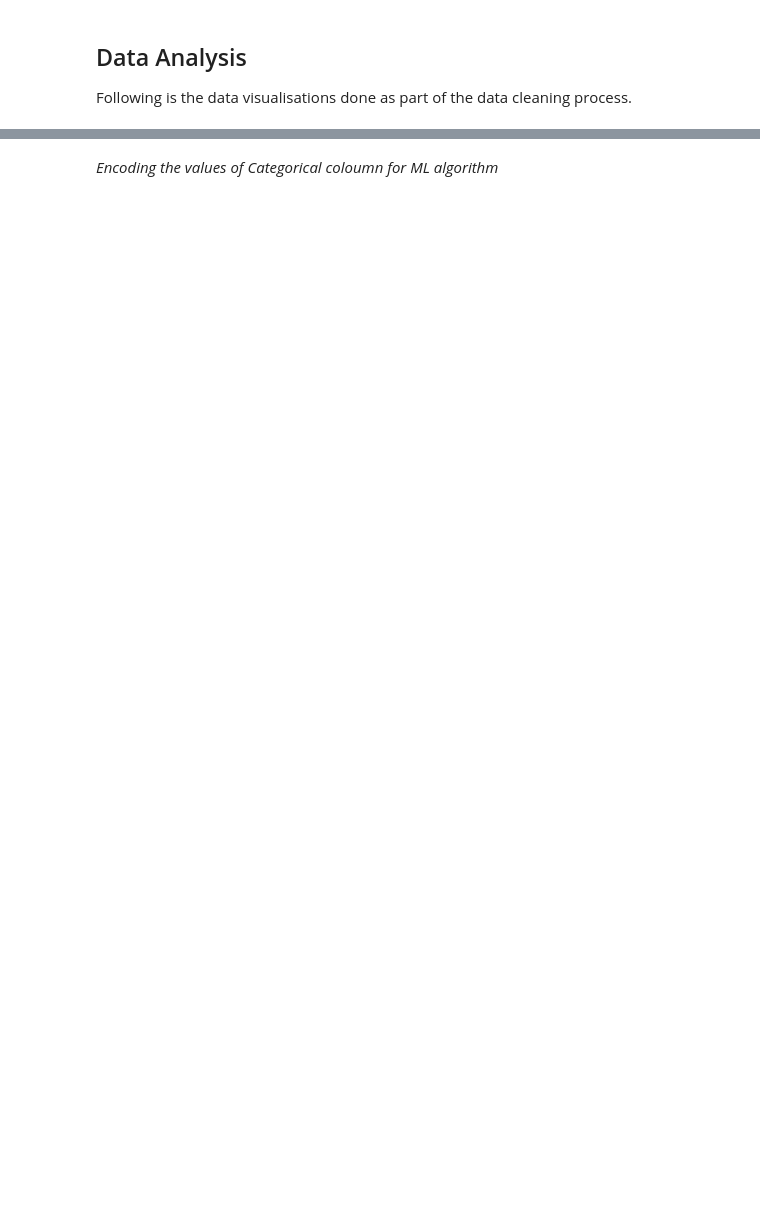
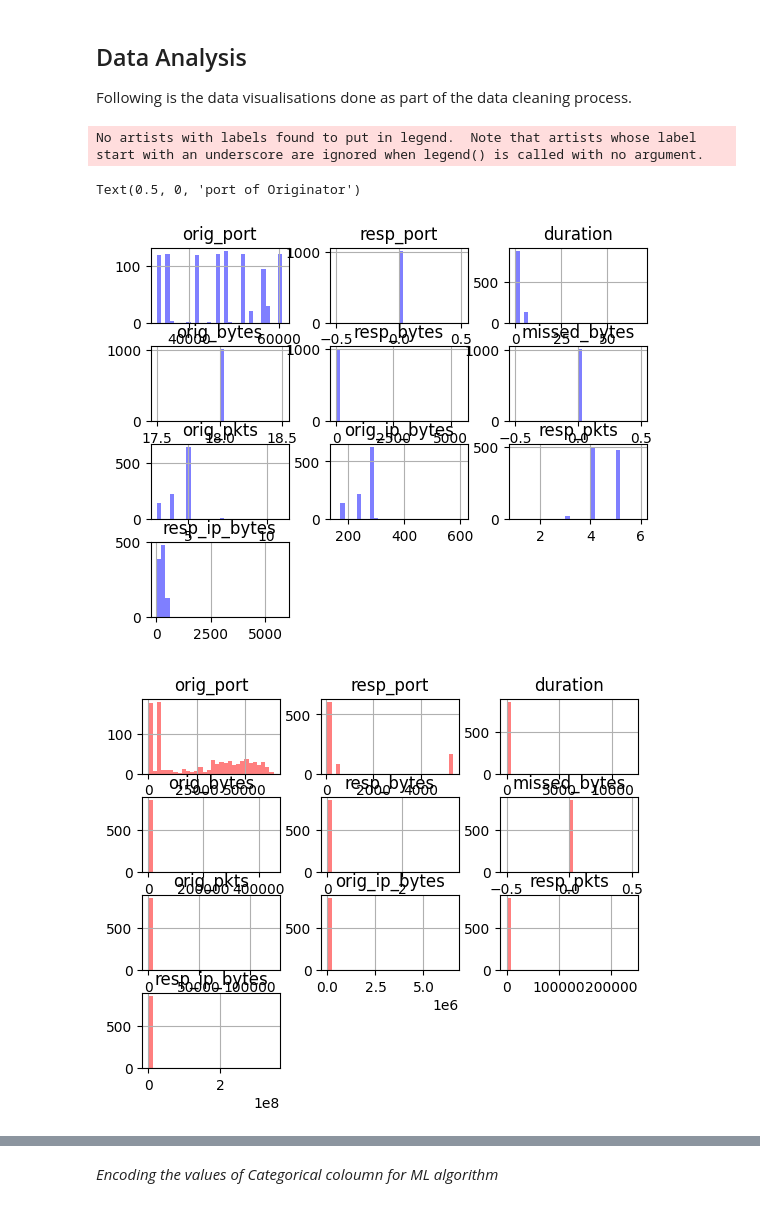
Before and after one commit to Sage1918/RIoT, a Jupyter notebook: NewTrain.ipynb, the cells around one changed output, grey strips where cells are left out. Cells and saved outputs as stored; diff of their text form; code cells hidden in the pictures; blank space fills up the shorter version.

```diff
--- a/NewTrain.ipynb
+++ b/NewTrain.ipynb
@@ -42,7 +42,7 @@ import sklearn as skl
 # %% [markdown]
 ## Loading the data
 # %%
-train_data = pd.read_csv("EnsembleData.first.csv")
+train_data = pd.read_csv("../EnsembleData.first.csv")
 # %% [markdown]
 *Process of analysing and cleaning the data:*
 # %%
@@ -55,9 +90,14 @@ train_data.describe()
 ## Data Analysis
 Following is the data visualisations done as part of the data cleaning process.
 # %%
-train_data[train_data['label']=="Malicious"]['id.orig_p'].hist(alpha=0.5,color='blue',bins=30,label='label="Malicious"')
+train_data.loc[train_data["label"]=="Malicious"].hist(alpha=0.5,color='blue',bins=30,label='label="Malicious"')
 
-train_data[train_data['label']=="Benign"]['id.orig_p'].hist(alpha=0.5,color='red',bins=30,label='label="Benign"')
+train_data.loc[train_data['label']=="benign"].hist(alpha=0.5,color='red',bins=30,label='label="Benign"')
 plt.legend()
 plt.xlabel('port of Originator')
+# %% [output]
+No artists with labels found to put in legend.  Note that artists whose label start with an underscore are ignored when legend() is called with no argument.
+Text(0.5, 0, 'port of Originator')
+[figure, added]
+[figure, added]
 # %%
```
Also changed, not shown: parts of 9 cells of this notebook.
